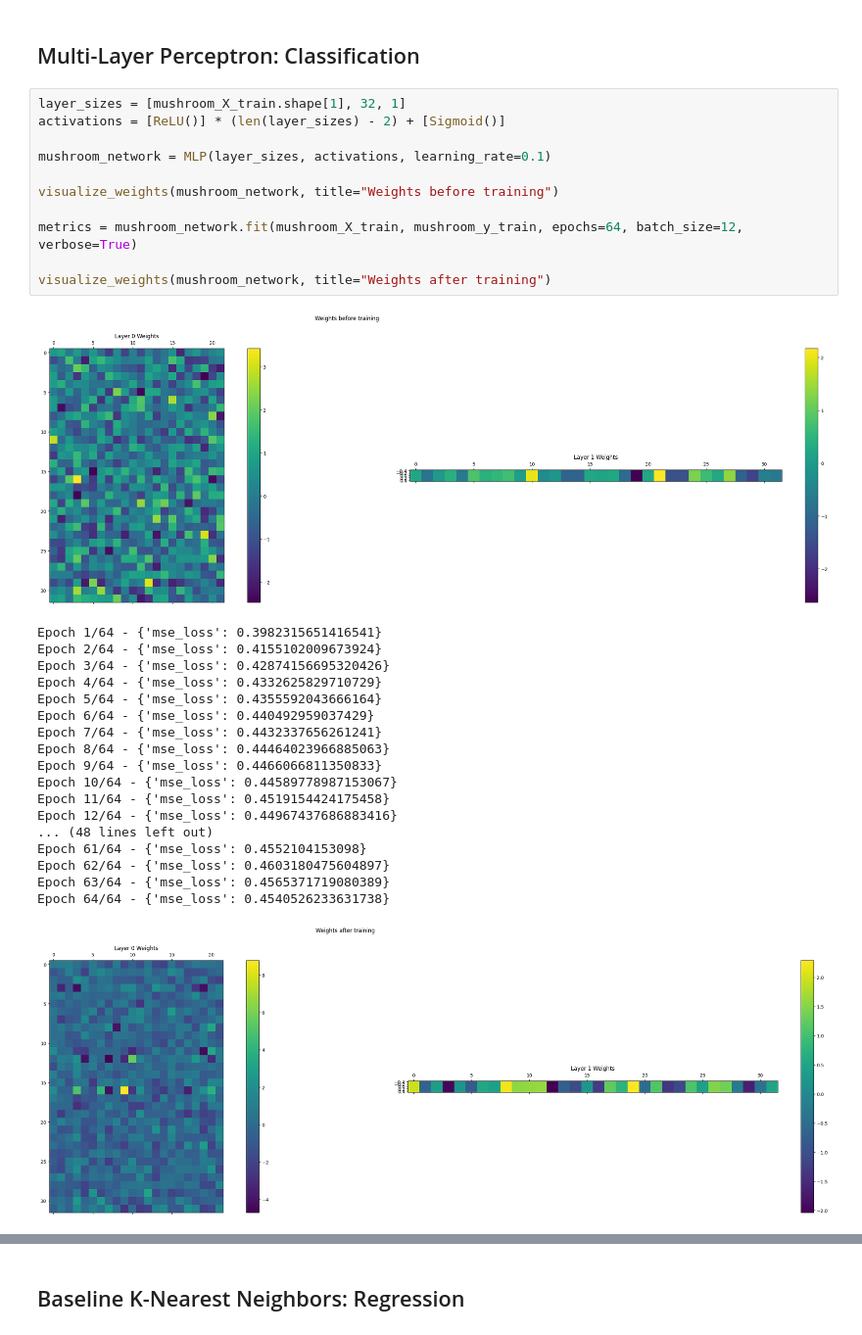
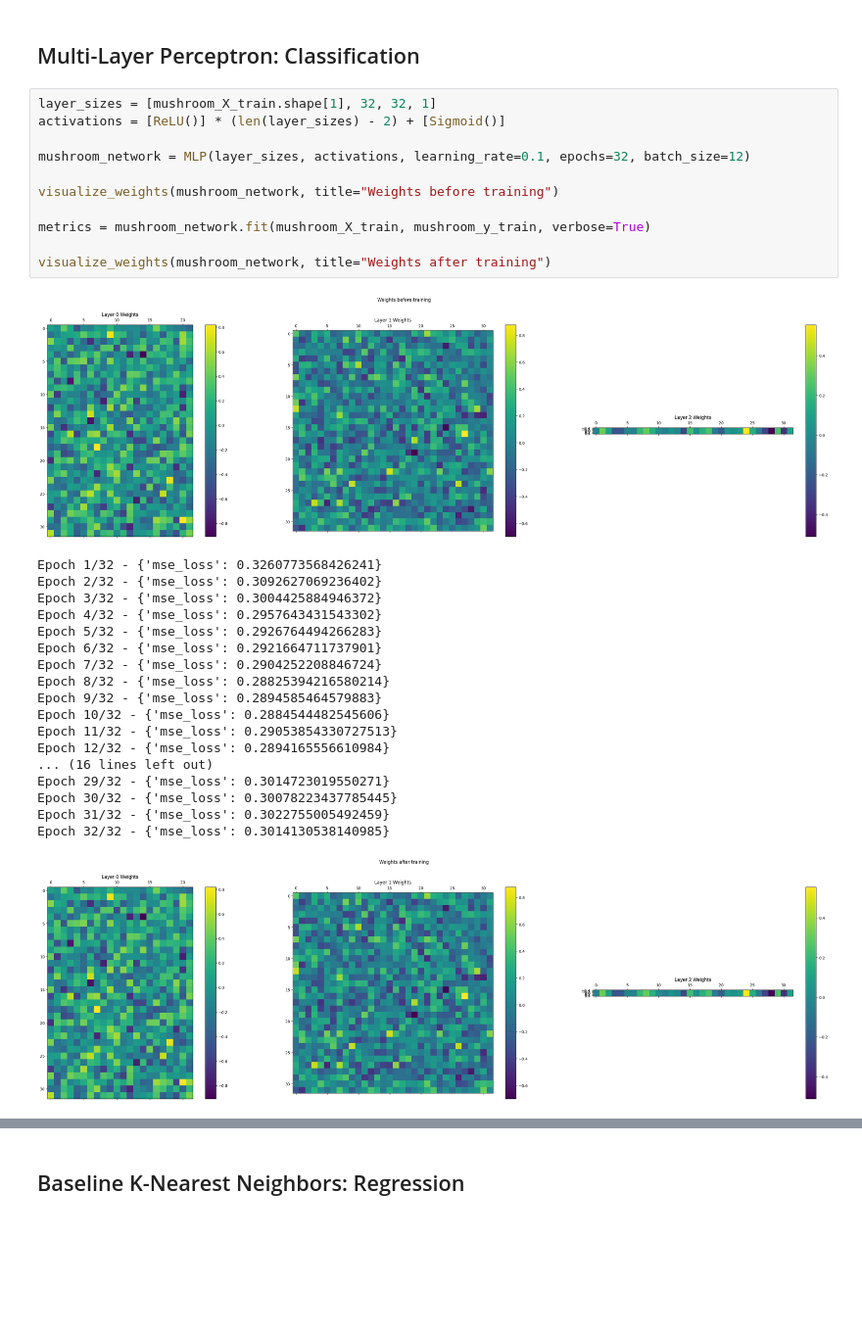
Before and after one commit to hectellian/ai-nn-project, a Jupyter notebook: results.ipynb, the cells around one changed output, grey strips where cells are left out. Shown at 98% size. Drawn from its saved outputs; the diff is of its cells as text; blank space fills up the shorter version.

```diff
--- a/results.ipynb
+++ b/results.ipynb
@@ -128,36 +129,36 @@ F1-Score:  0.9948783610755442
 # %% [markdown]
 ## Multi-Layer Perceptron: Classification
 # %%
-layer_sizes = [mushroom_X_train.shape[1], 32, 1]
+layer_sizes = [mushroom_X_train.shape[1], 32, 32, 1]
 activations = [ReLU()] * (len(layer_sizes) - 2) + [Sigmoid()]
 
-mushroom_network = MLP(layer_sizes, activations, learning_rate=0.1)
+mushroom_network = MLP(layer_sizes, activations, learning_rate=0.1, epochs=32, batch_size=12)
 
 visualize_weights(mushroom_network, title="Weights before training")
 
-metrics = mushroom_network.fit(mushroom_X_train, mushroom_y_train, epochs=64, batch_size=12, verbose=True)
+metrics = mushroom_network.fit(mushroom_X_train, mushroom_y_train, verbose=True)
 
 visualize_weights(mushroom_network, title="Weights after training")
 # %% [output]
-[figure, old version]
+[figure, new version]
-Epoch 1/64 - {'mse_loss': 0.3982315651416541}
-Epoch 2/64 - {'mse_loss': 0.4155102009673924}
-Epoch 3/64 - {'mse_loss': 0.42874156695320426}
-Epoch 4/64 - {'mse_loss': 0.4332625829710729}
-Epoch 5/64 - {'mse_loss': 0.4355592043666164}
-Epoch 6/64 - {'mse_loss': 0.440492959037429}
-Epoch 7/64 - {'mse_loss': 0.4432337656261241}
-Epoch 8/64 - {'mse_loss': 0.44464023966885063}
-Epoch 9/64 - {'mse_loss': 0.4466066811350833}
-Epoch 10/64 - {'mse_loss': 0.44589778987153067}
-Epoch 11/64 - {'mse_loss': 0.4519154424175458}
-Epoch 12/64 - {'mse_loss': 0.44967437686883416}
-... (48 lines left out)
-Epoch 61/64 - {'mse_loss': 0.4552104153098}
-Epoch 62/64 - {'mse_loss': 0.4603180475604897}
-Epoch 63/64 - {'mse_loss': 0.4565371719080389}
-Epoch 64/64 - {'mse_loss': 0.4540526233631738}
+Epoch 1/32 - {'mse_loss': 0.3260773568426241}
+Epoch 2/32 - {'mse_loss': 0.3092627069236402}
+Epoch 3/32 - {'mse_loss': 0.3004425884946372}
+Epoch 4/32 - {'mse_loss': 0.2957643431543302}
+Epoch 5/32 - {'mse_loss': 0.2926764494266283}
+Epoch 6/32 - {'mse_loss': 0.2921664711737901}
+Epoch 7/32 - {'mse_loss': 0.2904252208846724}
+Epoch 8/32 - {'mse_loss': 0.28825394216580214}
+Epoch 9/32 - {'mse_loss': 0.2894585464579883}
+Epoch 10/32 - {'mse_loss': 0.2884544482545606}
+Epoch 11/32 - {'mse_loss': 0.29053854330727513}
+Epoch 12/32 - {'mse_loss': 0.2894165556610984}
+... (16 lines left out)
+Epoch 29/32 - {'mse_loss': 0.3014723019550271}
+Epoch 30/32 - {'mse_loss': 0.30078223437785445}
+Epoch 31/32 - {'mse_loss': 0.3022755005492459}
+Epoch 32/32 - {'mse_loss': 0.3014130538140985}
-[figure, old version]
+[figure, new version]
 # %%
 mushroom_output = mushroom_network.predict(mushroom_X_test.T)
 
```
Also changed, not shown: parts of 19 cells of this notebook, 3 other files.
